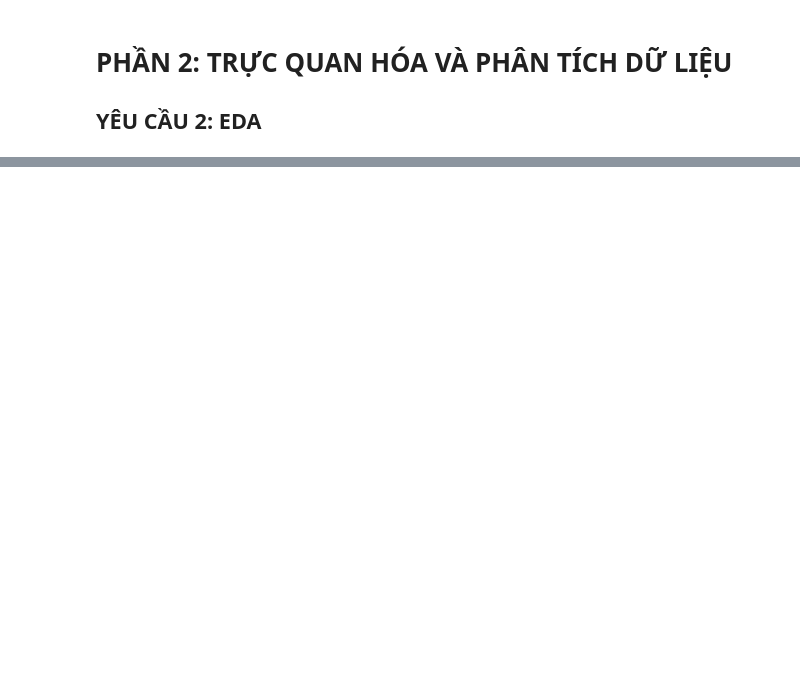
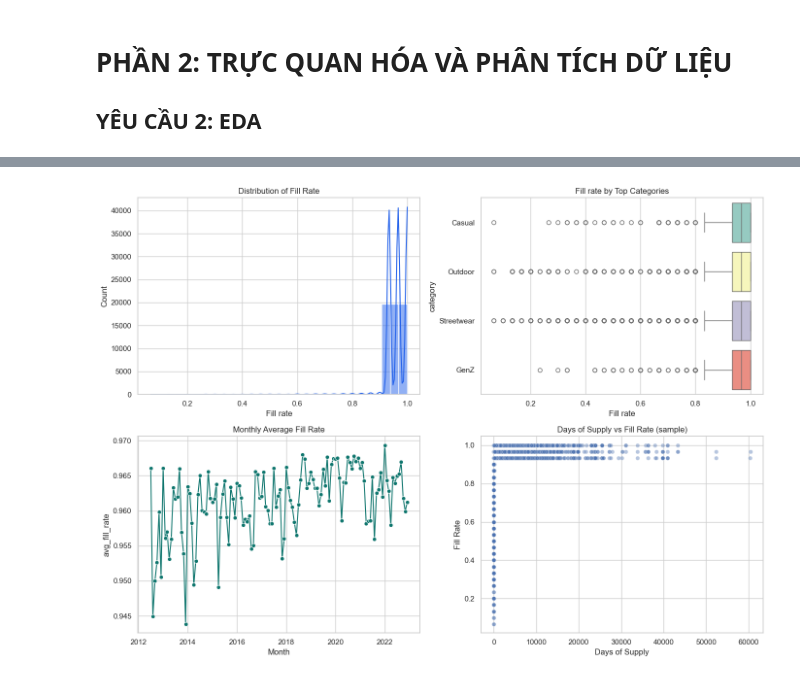
Before and after one commit to NguyenTanPhucThinh/Data-compet, a Jupyter notebook: Câu 2/EDA.ipynb, the cells around one changed output, grey strips where cells are left out. Saved outputs shown, nothing was run; the diff lists cells and outputs as text; code cells hidden in the pictures; blank space fills up the shorter version.

```diff
--- a/Câu 2/EDA.ipynb
+++ b/Câu 2/EDA.ipynb
@@ -117,0 +121,92 @@ if __name__ == "__main__":
+# %%
+# Inventory analysis: distribution, category breakdown, trends and actionable lists
+import pandas as pd
+import seaborn as sns
+import matplotlib.pyplot as plt
+from pathlib import Path
+
+sns.set_theme(style='whitegrid')
+base = Path('cleaned_data')
+inv = pd.read_csv(base / 'cleaned_inventory.csv', parse_dates=['snapshot_date'])
+
+# Quick metrics
+total_rows = len(inv)
+stockout_rate = inv['stockout_flag'].mean()
+overstock_rate = inv['overstock_flag'].mean()
+avg_fill_rate = inv['fill_rate'].mean()
+avg_days_of_supply = inv['days_of_supply'].median()
+
+print('Inventory snapshot rows:', total_rows)
+print(f'Stockout rate (rows): {stockout_rate:.2%}')
+print(f'Overstock rate (rows): {overstock_rate:.2%}')
+print(f'Average fill_rate: {avg_fill_rate:.3f}')
+print(f'Median days_of_supply: {avg_days_of_supply:.1f}')
+
+# Top problem SKUs by average stockout_days and low fill_rate
+sku_agg = inv.groupby(['product_id','product_name','category'], as_index=False).agg(
+    mean_fill_rate=('fill_rate','mean'),
+    mean_stockout_days=('stockout_days','mean'),
+    median_days_supply=('days_of_supply','median'),
+    rows=('snapshot_date','count')
+)
+
+low_fill = sku_agg.sort_values('mean_fill_rate').head(10)
+high_stockout = sku_agg.sort_values('mean_stockout_days', ascending=False).head(10)
+
+print('\nTop 10 SKUs with lowest avg fill_rate:')
+print(low_fill[['product_id','product_name','category','mean_fill_rate']].to_string(index=False))
+print('\nTop 10 SKUs with highest avg stockout_days:')
+print(high_stockout[['product_id','product_name','category','mean_stockout_days']].to_string(index=False))
+
+# Visualizations
+fig, axes = plt.subplots(2, 2, figsize=(14,10))
+
+# 1) Fill rate distribution
+sns.histplot(inv['fill_rate'].dropna(), bins=30, kde=True, ax=axes[0,0], color='#2563eb')
+axes[0,0].set_title('Distribution of Fill Rate')
+axes[0,0].set_xlabel('Fill rate')
+
+# 2) Fill rate by category (top categories)
+top_cats = inv['category'].value_counts().head(8).index.tolist()
+cat_df = inv[inv['category'].isin(top_cats)]
+sns.boxplot(data=cat_df, x='fill_rate', y='category', ax=axes[0,1], palette='Set3')
+axes[0,1].set_title('Fill rate by Top Categories')
+axes[0,1].set_xlabel('Fill rate')
+
+# 3) Trend: monthly average fill_rate
+inv['month'] = inv['snapshot_date'].dt.to_period('M').dt.to_timestamp()
+monthly = inv.groupby('month', as_index=False).agg(avg_fill_rate=('fill_rate','mean'), stockout_rate=('stockout_flag','mean'))
+sns.lineplot(data=monthly, x='month', y='avg_fill_rate', marker='o', ax=axes[1,0], color='#0f766e')
+axes[1,0].set_title('Monthly Average Fill Rate')
+axes[1,0].set_xlabel('Month')
+
+# 4) Scatter days_of_supply vs fill_rate
+sns.scatterplot(data=inv.sample(frac=0.5, random_state=1), x='days_of_supply', y='fill_rate', alpha=0.4, ax=axes[1,1])
+axes[1,1].set_title('Days of Supply vs Fill Rate (sample)')
+axes[1,1].set_xlabel('Days of Supply')
+axes[1,1].set_ylabel('Fill Rate')
+
+plt.tight_layout()
+plt.show()
+
+# Category-level summary table
+cat_summary = inv.groupby('category', as_index=False).agg(
+    avg_fill_rate=('fill_rate','mean'),
+    stockout_rate=('stockout_flag','mean'),
+    overstock_rate=('overstock_flag','mean'),
+    median_days_supply=('days_of_supply','median')
+).sort_values('stockout_rate', ascending=False)
+
+print('\nCategory summary (sorted by stockout_rate):')
+print(cat_summary.head(12).to_string(index=False))
+
+# Export short lists for operator actions (kept in memory—no files)
+action_low_fill = low_fill[['product_id','product_name','category','mean_fill_rate']]
+action_high_stockout = high_stockout[['product_id','product_name','category','mean_stockout_days']]
+
+# Display small samples
+print('\nSample SKUs flagged for review (low fill_rate):')
+display(action_low_fill.head())
+print('\nSample SKUs flagged for review (high stockout_days):')
+display(action_high_stockout.head())
+# %% [output]
@@ -117,0 +233 @@ if __name__ == "__main__":
+[figure, added]
```
Also changed, not shown: parts of 38 cells of this notebook, 1 other file.
